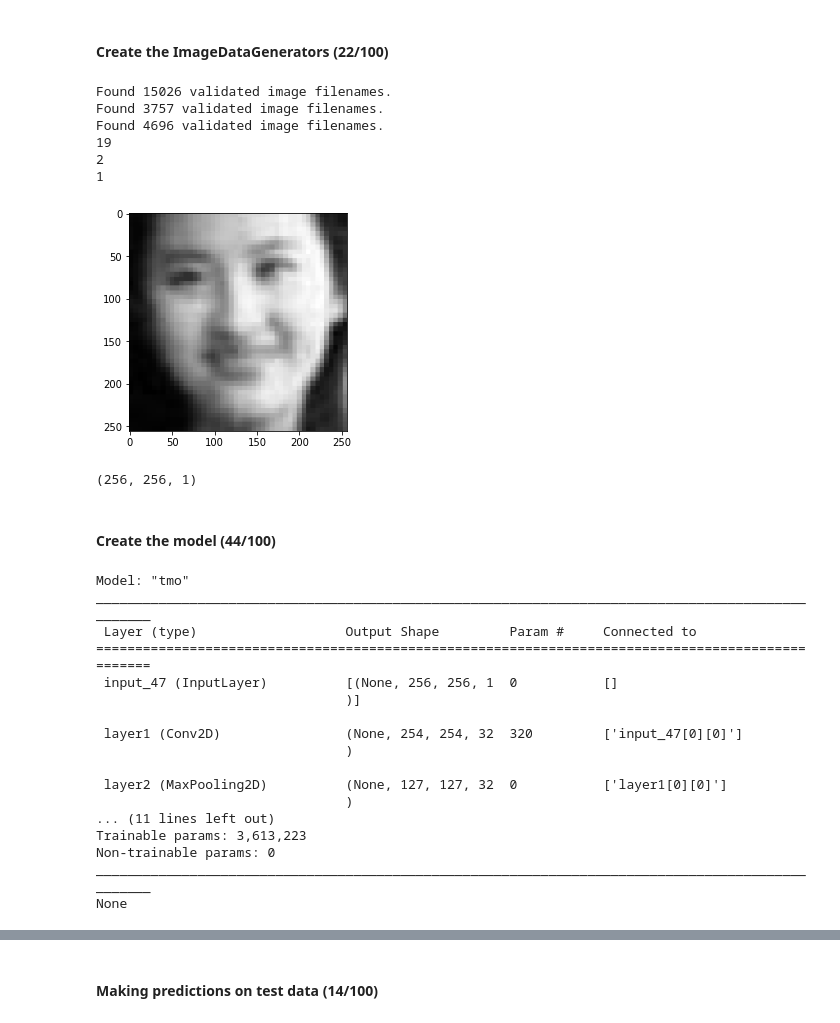
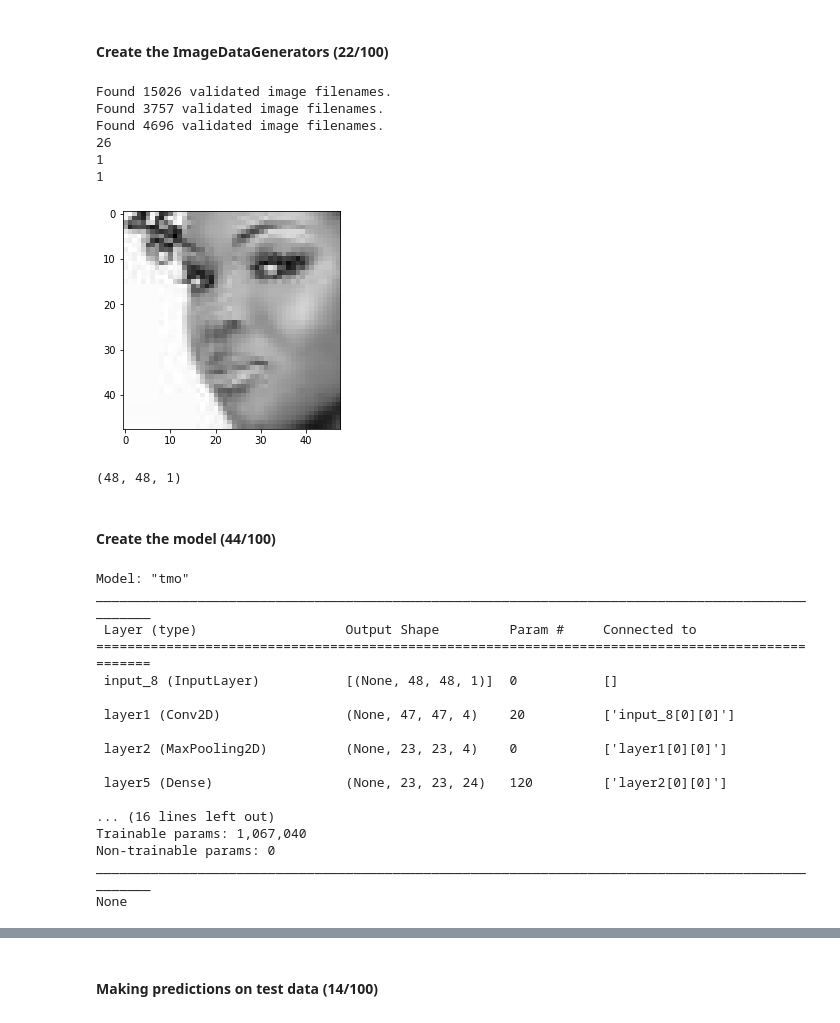
Before and after one commit to Logan-Rose/CSI-4106-Group-Work, a Jupyter notebook: assignment_2/assignment_2_students.ipynb, the cells around one changed output, grey strips where cells are left out. Saved outputs shown, nothing was run; the diff lists cells and outputs as text; code cells hidden in the pictures.

```diff
--- a/assignment_2/assignment_2_students.ipynb
+++ b/assignment_2/assignment_2_students.ipynb
@@ -134,8 +135,8 @@ train_generator = train_img_gen.flow_from_dataframe(
   class_mode='multi_output',
   color_mode='grayscale',
   batch_size=batch_size,
-  shuffle=True,
-  seed = SEED
+  seed = SEED,
+  target_size=(48,48)
 )
 
 # similarly, create an ImageDataGenerator for the validation dataset and make sure not to use any of the augmentation strategies except rescaling the image
@@ -156,8 +157,9 @@ val_generator = val_img_gen.flow_from_dataframe(
   class_mode='multi_output',
   color_mode='grayscale',
   batch_size=batch_size,
-  shuffle=True,
-  seed = SEED
+  shuffle=False,
+  seed = SEED,
+  target_size=(48,48)
 )
 
 
@@ -165,49 +167,49 @@ val_generator = val_img_gen.flow_from_dataframe(
 # In addition, make sure to specify the following arguments
 # class_mode='multi_output', color_mode='grayscale', shuffle=False
 # (5)
 test_img_gen = ImageDataGenerator(rescale=1./255)
 test_generator = test_img_gen.flow_from_dataframe(
   dataframe=test,
   directory='./data/images/test/',
   x_col='img_name',
   y_col=['age','ethnicity','gender'],
   class_mode='multi_output',
   color_mode='grayscale',
   batch_size=batch_size,
-  shuffle=True,
-  seed = SEED
+  shuffle=False,
+  target_size=(48,48)
 )
 
 
 # enumerate through the validation data generator created above and plot first grayscale image
 # (2)
 tmpx = enumerate(val_generator)
 for i, element in tmpx:
     if i == 8:
       print(element[1][0][i])
       print(element[1][1][i])
       print(element[1][2][i])
       plt.imshow(element[0][i], cmap = 'gray')
       break
 # %% [output]
 Found 15026 validated image filenames.
 Found 3757 validated image filenames.
 Found 4696 validated image filenames.
-19
-2
+26
 1
+1
-[figure, old version]
+[figure, new version]
 # %%
 print(val_generator.image_shape)
 # %% [output]
-(256, 256, 1)
+(48, 48, 1)
 # %% [markdown]
 #### Create the model (44/100)
 # %%
 # specify the model input with the required shape
 # (1)
 # TODO
-in_shape = keras.Input(shape=(256, 256, 1))
+in_shape = keras.Input(shape=(48, 48, 1))
 
 # The shared layers
 # Include at least one Conv2D layer, MaxPooling2D layer and a Flatten layer
@@ -215,17 +217,24 @@ in_shape = keras.Input(shape=(256, 256, 1))
 # TODO
 # (10)
 
-layer1 = tf.keras.layers.Conv2D(32, (3,3), activation='relu', name="layer1")
+layer1 = tf.keras.layers.Conv2D(4, (2,2), activation='relu', name="layer1")
 layer2 = tf.keras.layers.MaxPool2D(2,2, name="layer2")
-layer3 = tf.keras.layers.Flatten(name="layer3")
+# layer3 = tf.keras.layers.Conv2D(2, (4,4), activation='relu', name="layer3")
+# layer4 = tf.keras.layers.MaxPool2D(4,4, name="layer4")
+layer5 = tf.keras.layers.Dense(24, activation='relu', name='layer5')
+# layer6 = tf.keras.layers.Dense(48, activation='relu', name='layer6')
+layer7 = tf.keras.layers.Flatten(name="layer7")
 
-sharedLayers = layer3(layer2(layer1(in_shape))) # layer3(layer2(layer1(flattenLayer(in_shape))))
+
+sharedLayers = layer7(layer5(layer2(layer1(in_shape))))
+
+
 
 # Task specific layers
 # Include at least one Dense layer as a task specific layer before generating the output for age
 # TODO
 # (2)
-#  ageTaskSpecificLayer = tf.keras.layers.Dense(64, activation='relu', name='age_task')
+ageTaskSpecificLayer = tf.keras.layers.Dense(16, activation='relu', name='age_task')
 
 
 # Include the age output and make sure to include the following arguments
@@ -235,28 +244,26 @@ sharedLayers = layer3(layer2(layer1(in_shape))) # layer3(layer2(layer1(flattenLa
 # TODO
 # (2)
 ageLayer = tf.keras.layers.Dense(1, activation='linear', name='age')
-
-ageOutput = ageLayer(sharedLayers)
+ageOutput = ageLayer(ageTaskSpecificLayer(sharedLayers))
 
 # Similar to above, specify one or more Dense layers as task specific layers for ethnicity prediction
 # TODO
 # (2)
-# ethnicityTaskSpecificLayer = tf.keras.layers.Dense(64, activation='relu', name='ethnicity_task')
-
+ethnicityTaskSpecificLayer = tf.keras.layers.Dense(64, activation='relu', name='ethnicity_task')
 # Include the ethnicity output that uses the task specific output from the layer above
 # please note that the ethnicity prediction is a multi-class classification task
 # TODO
 # (2)
 
-ethnicityLayer = tf.keras.layers.Dense(5, activation='sigmoid', name='ethnicity')
+ethnicityLayer = tf.keras.layers.Dense(5, activation='softmax', name='ethnicity')
 
-ethnicityOutput = ethnicityLayer(sharedLayers)
+ethnicityOutput = ethnicityLayer(ethnicityTaskSpecificLayer(sharedLayers))
 
 # Similar to above, specify one or more Dense layers as task specific layers for gender prediction
 # TODO
 # (2)
 
-# genderTaskSpecificLayer = tf.keras.layers.Dense(64, activation='relu', name='gender_task')
+genderTaskSpecificLayer1 = tf.keras.layers.Dense(4, activation='relu', name='gender_task1')
 
 
 # Include the gender output that uses the task specific output from the layer above
@@ -264,16 +271,16 @@ ethnicityOutput = ethnicityLayer(sharedLayers)
 # TODO
 # (2)
 
-genderLayer = tf.keras.layers.Dense(1, activation='sigmoid', name='gender')
+genderLayer = tf.keras.layers.Dense(2, activation='softmax', name='gender')
 
-genderOutput = genderLayer(sharedLayers)
-
+# genderOutput = genderLayer(genderTaskSpecificLayer1(genderTaskSpecificLayer2(genderTaskSpecificLayer3(genderTaskSpecificLayer4(genderTaskSpecificLayer5(genderTaskSpecificLayer6(genderTaskSpecificLayer7(genderTaskSpecificLayer8(genderTaskSpecificLayer9(genderTaskSpecificLayer10(genderTaskSpecificLayer11(genderTaskSpecificLayer12(sharedLayers)))))))))))))
+genderOutput = genderLayer(genderTaskSpecificLayer1(sharedLayers))
 # create the model with the required input and the outputs.
 # pelase make sure that the outputs can be included in a list and make sure to keep note of the order
 # TODO
 # (3)
 
-outputs = [ageOutput, genderOutput, ethnicityOutput]
+outputs = [ageOutput, ethnicityOutput, genderOutput]
 # outputs = sharedLayers
 
 model = tf.keras.Model(inputs=in_shape,outputs=outputs, name="tmo")
@@ -287,16 +294,16 @@ Model: "tmo"
 __________________________________________________________________________________________________
  Layer (type)                   Output Shape         Param #     Connected to
 ==================================================================================================
- input_47 (InputLayer)          [(None, 256, 256, 1  0           []
-                                )]
+ input_8 (InputLayer)           [(None, 48, 48, 1)]  0           []
 
- layer1 (Conv2D)                (None, 254, 254, 32  320         ['input_47[0][0]']
-                                )
+ layer1 (Conv2D)                (None, 47, 47, 4)    20          ['input_8[0][0]']
 
- layer2 (MaxPooling2D)          (None, 127, 127, 32  0           ['layer1[0][0]']
-                                )
-... (11 lines left out)
-Trainable params: 3,613,223
+ layer2 (MaxPooling2D)          (None, 23, 23, 4)    0           ['layer1[0][0]']
+
+ layer5 (Dense)                 (None, 23, 23, 24)   120         ['layer2[0][0]']
+
+... (16 lines left out)
+Trainable params: 1,067,040
 Non-trainable params: 0
 __________________________________________________________________________________________________
 None
```
Also changed, not shown: parts of 5 cells of this notebook.
